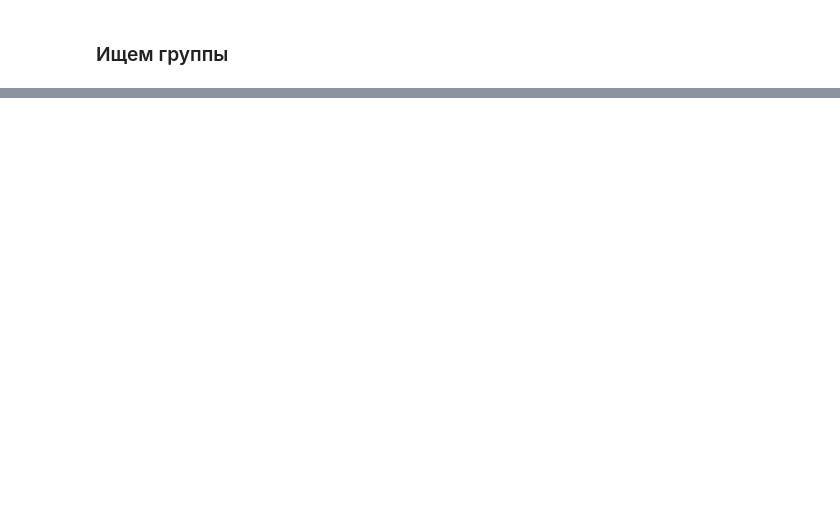
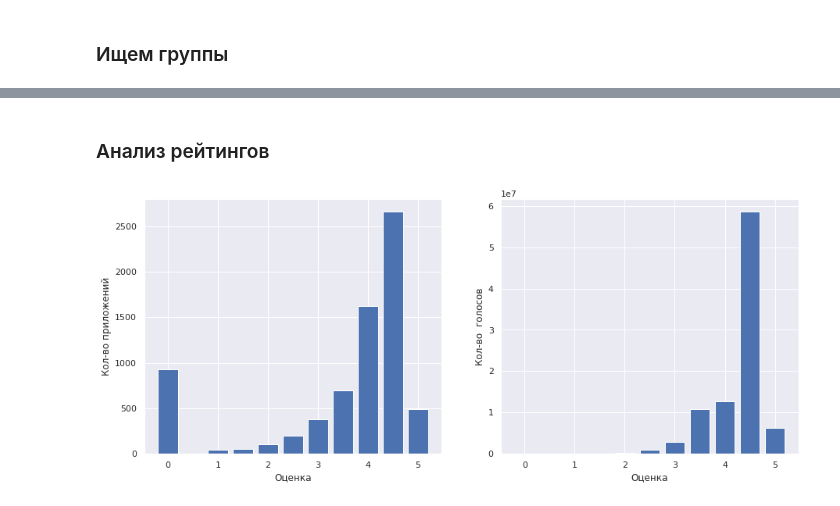
Before and after one commit to GHopperMSK/lmsu-homework, a Jupyter notebook: eda-app-store/eda-app-store.ipynb, the cells around one changed output, grey strips where cells are left out. Cells and saved outputs as stored; diff of their text form; code cells hidden in the pictures; blank space fills up the shorter version.

```diff
--- a/eda-app-store/eda-app-store.ipynb
+++ b/eda-app-store/eda-app-store.ipynb
@@ -173,0 +212,19 @@ plt.show()
+# %% [markdown]
+### Анализ рейтингов
+# %%
+ratingCount = appStoreData.groupby(['user_rating'])['track_name'].count()
+ratingSum = appStoreData.groupby(['user_rating'])['rating_count_tot'].sum()
+
+fig, axs = plt.subplots(figsize=(15,6), ncols=2)
+axs[0].set_xlabel("оценка")
+axs[0].set_ylabel("кол-во приложений")
+# axs[0].hist(appStoreData['user_rating'], 11)
+axs[0].bar(ratingCount.index.values, ratingCount, 0.4)
+
+axs[1].set_xlabel("оценка")
+axs[1].set_ylabel("кол-во  голосов")
+axs[1].bar(ratingSum.index.values, ratingSum, 0.4)
+
+plt.show()
+# %% [output]
+[figure, added]
```
Also changed, not shown: parts of 16 cells of this notebook, 2 other files.
